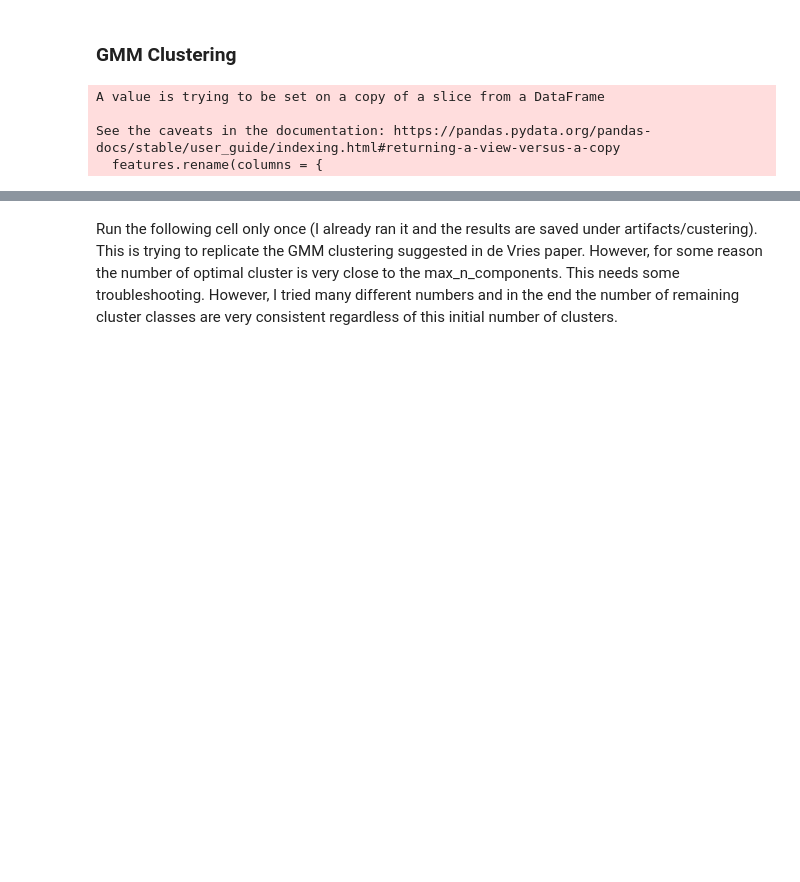
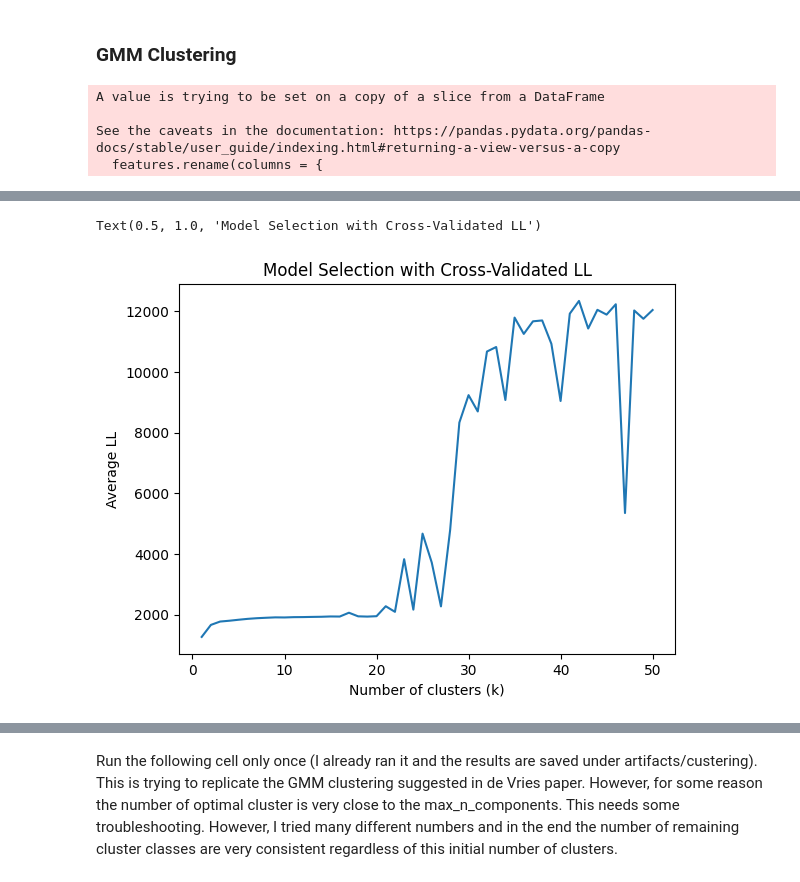
Before and after one commit to sherafatia/v1dd-public, a Jupyter notebook: notebooks/v1dd_figure4.ipynb, the cells around one changed output, grey strips where cells are left out. Saved outputs shown, nothing was run; the diff lists cells and outputs as text; code cells hidden in the pictures; blank space fills up the shorter version.

```diff
--- a/notebooks/v1dd_figure4.ipynb
+++ b/notebooks/v1dd_figure4.ipynb
@@ -201,0 +207,9 @@ See the caveats in the documentation: https://pandas.pydata.org/pandas-docs/stab
+# %%
+import matplotlib.pyplot as plt
+plt.plot(range(1, 51), mean_lls)
+plt.xlabel("Number of clusters (k)")
+plt.ylabel("Average LL")
+plt.title("Model Selection with Cross-Validated LL")
+# %% [output]
+Text(0.5, 1.0, 'Model Selection with Cross-Validated LL')
+[figure, added]
```
Also changed, not shown: parts of 10 cells of this notebook.
